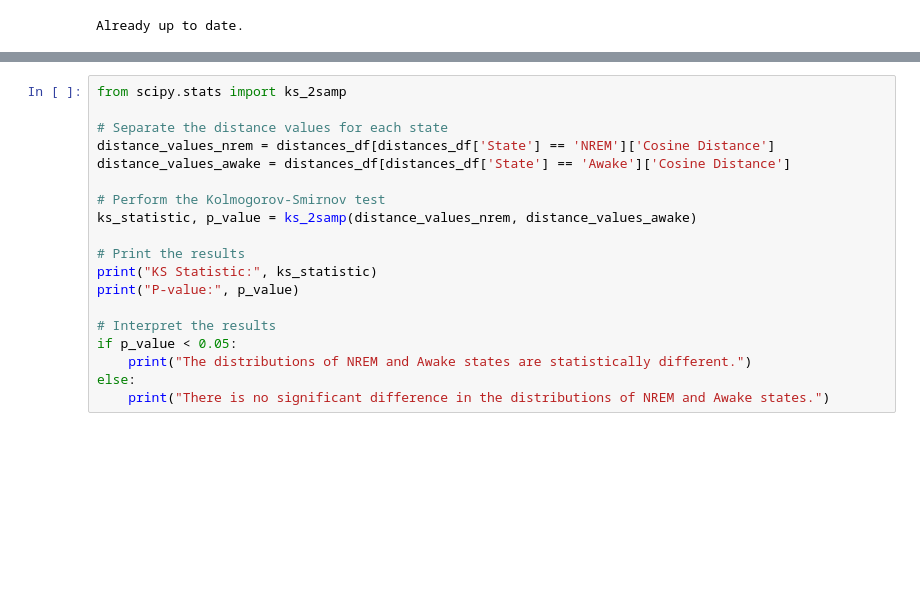
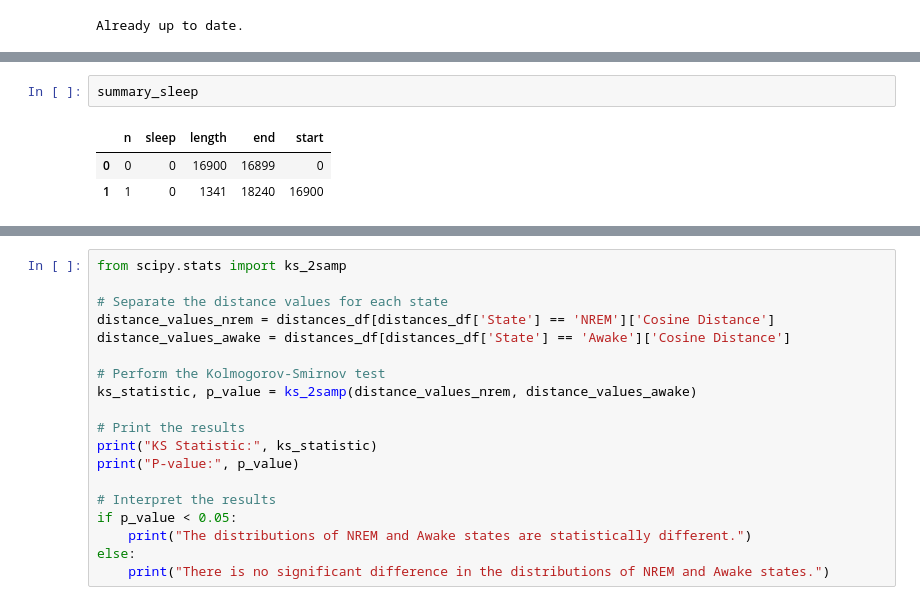
Before and after one commit to JessicaYoujiaLi/sleep, a Jupyter notebook: notebooks/clustering/clustering_plot.ipynb, the cells around one changed output, grey strips where cells are left out. Drawn from its saved outputs; the diff is of its cells as text; blank space fills up the shorter version.

```diff
--- a/notebooks/clustering/clustering_plot.ipynb
+++ b/notebooks/clustering/clustering_plot.ipynb
@@ -45,3 +58,9 @@ Already up to date.
+# %%
+summary_sleep
+# %% [output]
+|  | n | sleep | length | end | start |
+| 0 | 0 | 0 | 16900 | 16899 | 0 |
+| 1 | 1 | 0 | 1341 | 18240 | 16900 |
 # %%
 # Define experiment paths and corresponding file names
 experiments = [
```
Also changed, not shown: parts of 4 cells of this notebook.
